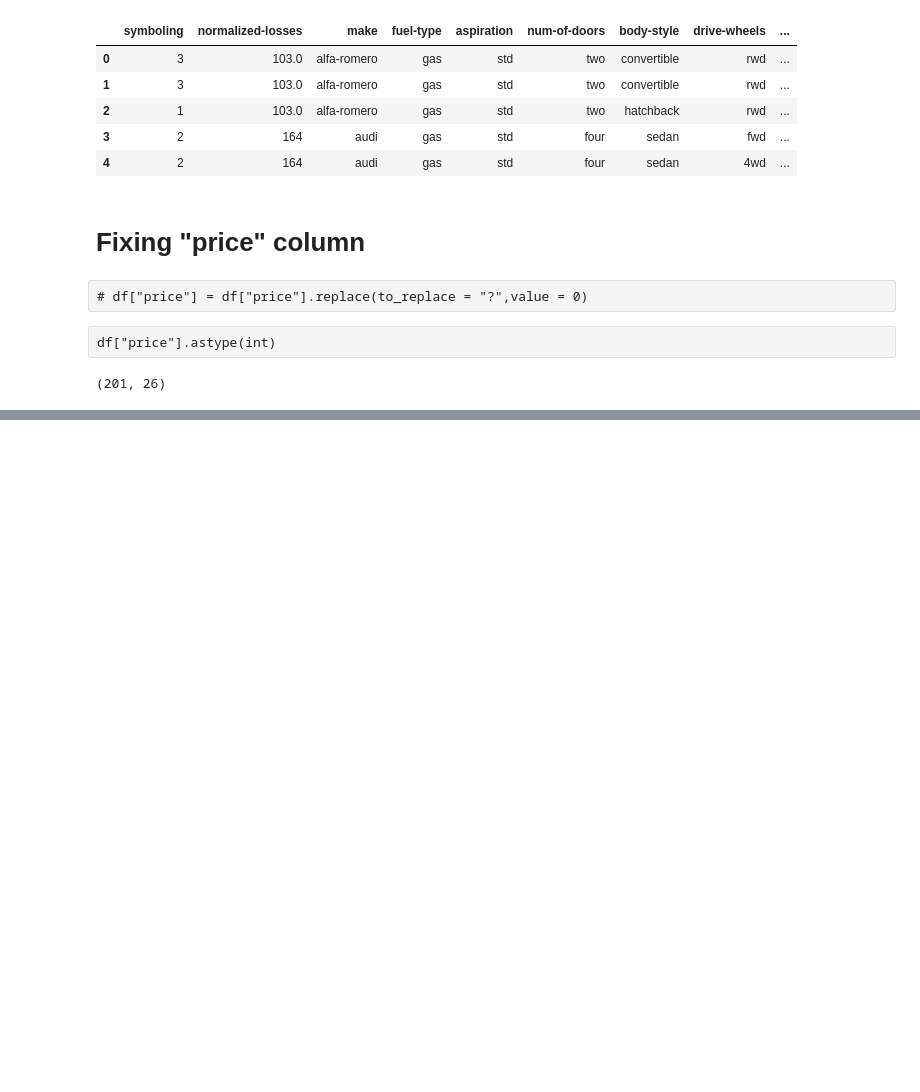
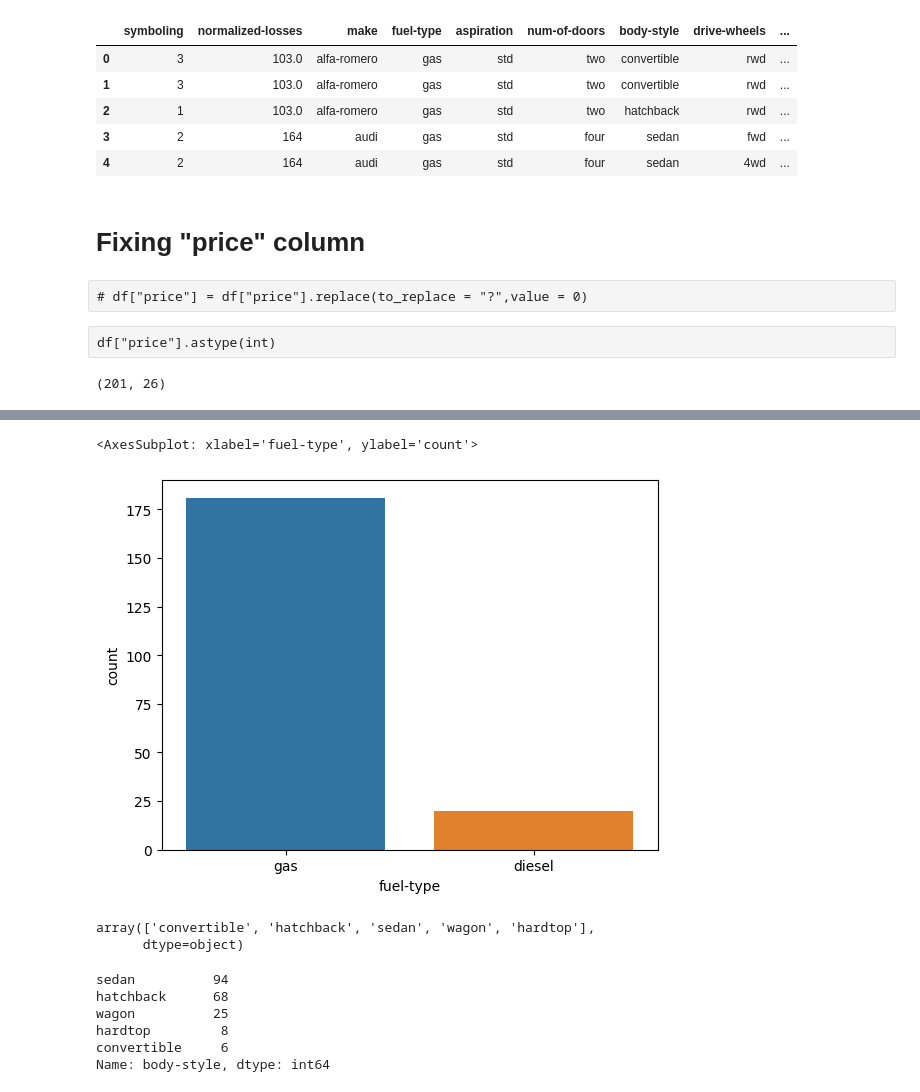
Before and after one commit to asif851/Automobile, a Jupyter notebook: Automobile.ipynb, the cells around one changed output, grey strips where cells are left out. Saved outputs shown, nothing was run; the diff lists cells and outputs as text; code cells hidden in the pictures; blank space fills up the shorter version.

```diff
--- a/Automobile.ipynb
+++ b/Automobile.ipynb
@@ -151,0 +267,19 @@ df.shape
+# %%
+sns.countplot(x="fuel-type",data=df)
+# %% [output]
+<AxesSubplot: xlabel='fuel-type', ylabel='count'>
+[figure, added]
+# %%
+df["body-style"].unique()
+# %% [output]
+array(['convertible', 'hatchback', 'sedan', 'wagon', 'hardtop'],
+      dtype=object)
+# %%
+df["body-style"].value_counts()
+# %% [output]
+sedan          94
+hatchback      68
+wagon          25
+hardtop         8
+convertible     6
+Name: body-style, dtype: int64
```
Also changed, not shown: parts of 59 cells of this notebook.
